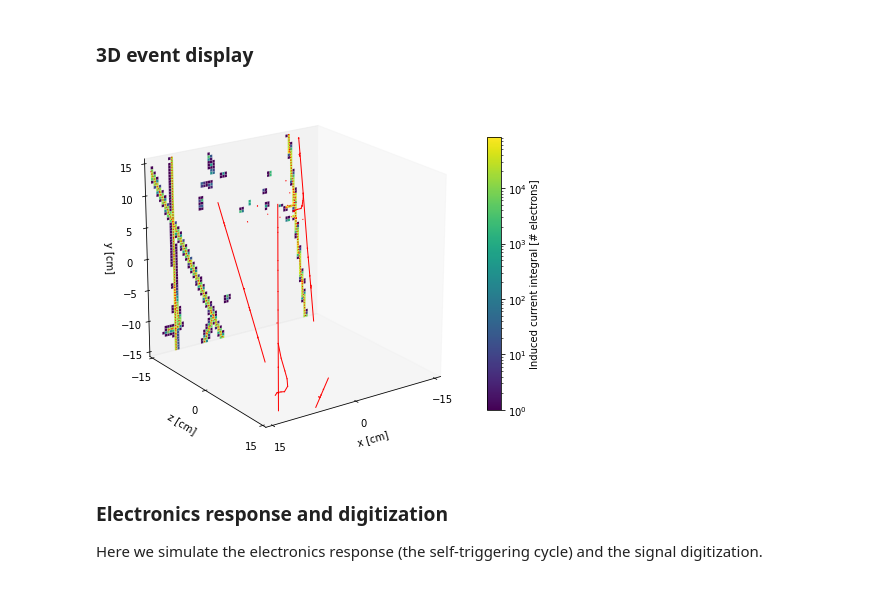
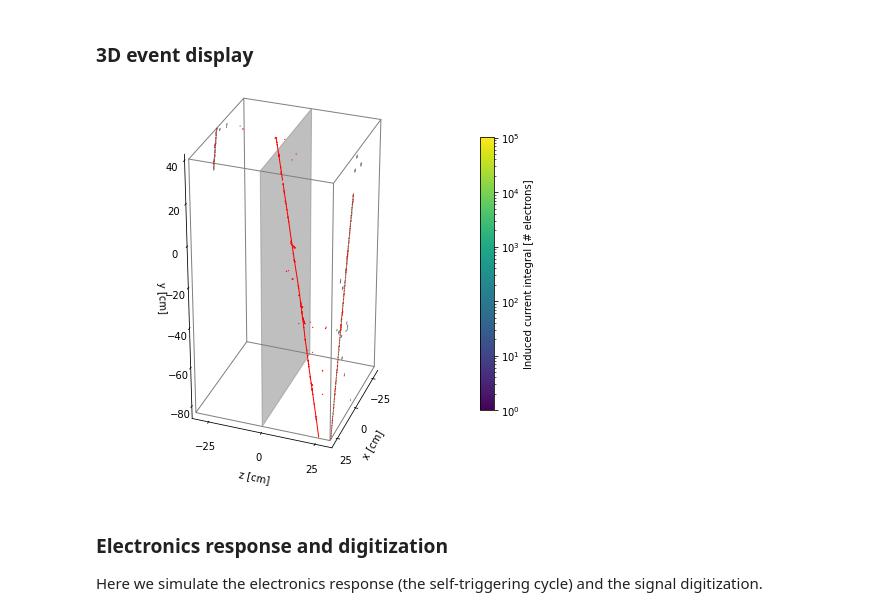
Before and after one commit to DUNE/larnd-sim, a Jupyter notebook: examples/Pixel induced current.ipynb, the cells around one changed output. Drawn from its saved outputs; the diff is of its cells as text; code cells hidden in the pictures.

Commit message:
Implemented support for multi-tile geometry

```diff
--- a/examples/Pixel induced current.ipynb
+++ b/examples/Pixel induced current.ipynb
@@ -10,6 +27,6 @@ sys.path.insert(0,parentdir)
 # %%
 from larndsim import consts
-import importlib
-importlib.reload(consts)
 
-consts.load_detector_properties("../larndsim/detector_properties/singlecube.yaml","../larndsim/pixel_layouts/layout-singlecube.yaml")
+consts.load_detector_properties("../larndsim/detector_properties/module0.yaml","../larndsim/pixel_layouts/multi_tile_layout-2.0.16.yaml")
+
+from larndsim import quenching, drifting, detsim, pixels_from_track, fee
@@ -59,5 +53,3 @@ tracks['z'] = y
-# %%
-selected_tracks = tracks[:100]
 # %% [markdown]
 ### Quenching and drifting
 We calculate the number of electrons after recombination (`quenching` module) and the position and number of electrons after drifting (`drifting` module).
@@ -175,12 +146,23 @@ currents = np.sum(d_pixels_signals,axis=1)*consts.t_sampling/consts.e_charge
+# %%
+blockspergrid_x = ceil(signals.shape[0] / threadsperblock[0])
+blockspergrid_y = ceil(signals.shape[1] / threadsperblock[1])
+blockspergrid_z = ceil(signals.shape[2] / threadsperblock[2])
+blockspergrid = (blockspergrid_x, blockspergrid_y, blockspergrid_z)
+pixels_signals = cp.zeros((len(unique_pix), len(consts.time_ticks)*len(unique_eventIDs)*2))
+detsim.sum_pixel_signals[blockspergrid,threadsperblock](pixels_signals,
+                                                        signals,
+                                                        track_starts,
+                                                        pixel_index_map)
+currents = np.sum(pixels_signals,axis=1)*consts.t_sampling/consts.e_charge
 # %% [markdown]
 ### 3D event display
 # %%
 cmap = cm.Spectral_r
-norm = mpl.colors.Normalize(vmin=0, vmax=256)
+norm = colors.Normalize(vmin=0, vmax=256)
 m = cm.ScalarMappable(norm=norm, cmap=cmap)
 
 cmap = cm.viridis
-norm_curr = mpl.colors.LogNorm(vmin=1, vmax=max(currents))
+norm_curr = colors.LogNorm(vmin=1, vmax=max(currents))
 m_curr = cm.ScalarMappable(norm=norm_curr, cmap=cmap)
 fig = plt.figure(figsize=(7,7))
 ax = fig.add_subplot(111, projection='3d')
@@ -203,43 +185,94 @@ for it,t in enumerate(selected_tracks):
                 lw=1,
                 alpha=1,
                 zorder=9999)
 
     ax.plot((t["x_start"], t["x_end"]),
-            (consts.module_borders[0][2][0], consts.module_borders[0][2][0]),
+            (consts.tpc_borders[t['pixel_plane']][2][0], consts.tpc_borders[t['pixel_plane']][2][0]),
             (t["y_start"], t["y_end"]),
             c='r',
             lw=1,
             ls=':',
             alpha=1,
             zorder=9999)
 
 for ip, p in enumerate(unique_pix):
-    x_rect, y_rect = detsim.get_pixel_coordinates(p)
+    x_rect, y_rect = detsim.get_pixel_coordinates(p.get())
     pixel_plane = int(p[0] // consts.n_pixels[0])
     row = int(pixel_plane // 4)
     column = int(pixel_plane % 4)
     if currents[ip] > 0:
-        rect = plt.Rectangle((x_rect-consts.pixel_size[0]/2, y_rect-consts.pixel_size[0]/2),
-                             consts.pixel_size[0], consts.pixel_size[1],
-                             linewidth=0.1, fc=m_curr.to_rgba(currents[ip]),
-                             edgecolor='white', label=('Pixel' if ip == 5 else ''))
+        rect = plt.Rectangle((x_rect, y_rect),
+                             consts.pixel_pitch, consts.pixel_pitch,
+                             linewidth=0.1, fc=m_curr.to_rgba(currents[ip].get()),
+                             edgecolor='gray')
         ax.add_patch(rect)
-        art3d.pathpatch_2d_to_3d(rect, z=consts.module_borders[pixel_plane][2][0], zdir="y")
+        art3d.pathpatch_2d_to_3d(rect, z=consts.tpc_borders[pixel_plane][2][0], zdir="y")
+
+
+
+anode1 = plt.Rectangle((consts.tpc_borders[0][0][0], consts.tpc_borders[0][1][0]),
+                        consts.tpc_borders[0][0][1]-consts.tpc_borders[0][0][0],
+                        consts.tpc_borders[0][1][1]-consts.tpc_borders[0][1][0],
+                       linewidth=1, fc='none',
+                       edgecolor='gray', label=('Pixel' if ip == 5 else ''))
+ax.add_patch(anode1)
+art3d.pathpatch_2d_to_3d(anode1, z=consts.tpc_borders[0][2][0], zdir="y")
+
+anode2 = plt.Rectangle((consts.tpc_borders[0][0][0], consts.tpc_borders[0][1][0]),
+                        consts.tpc_borders[0][0][1]-consts.tpc_borders[0][0][0],
+                        consts.tpc_borders[0][1][1]-consts.tpc_borders[0][1][0],
+                       linewidth=1, fc='none',
+                       edgecolor='gray', label=('Pixel' if ip == 5 else ''))
+ax.add_patch(anode2)
+art3d.pathpatch_2d_to_3d(anode2, z=consts.tpc_borders[1][2][0], zdir="y")
+
+cathode = plt.Rectangle((consts.tpc_borders[0][0][0], consts.tpc_borders[0][1][0]),
+                        consts.tpc_borders[0][0][1]-consts.tpc_borders[0][0][0],
+                        consts.tpc_borders[0][1][1]-consts.tpc_borders[0][1][0],
+                        linewidth=1, fc='gray', alpha=0.5,
+                        edgecolor='gray', label=('Pixel' if ip == 5 else ''))
+ax.add_patch(cathode)
+art3d.pathpatch_2d_to_3d(cathode, z=0, zdir="y")
+
+ax.plot((consts.tpc_borders[0][0][0],consts.tpc_borders[0][0][0]),(consts.tpc_borders[0][2][0],consts.tpc_borders[1][2][0]),
+        (consts.tpc_borders[0][1][0],consts.tpc_borders[0][1][0]), lw=1,color='gray')
+
+ax.plot((consts.tpc_borders[0][0][0],consts.tpc_borders[0][0][0]),(consts.tpc_borders[0][2][0],consts.tpc_borders[1][2][0]),
+        (consts.tpc_borders[0][1][1],consts.tpc_borders[0][1][1]), lw=1,color='gray')
+
+ax.plot((consts.tpc_borders[0][0][1],consts.tpc_borders[0][0][1]),(consts.tpc_borders[0][2][0],consts.tpc_borders[1][2][0]),
+        (consts.tpc_borders[0][1][0],consts.tpc_borders[0][1][0]), lw=1,color='gray')
+
+ax.plot((consts.tpc_borders[0][0][1],consts.tpc_borders[0][0][1]),(consts.tpc_borders[0][2][0],consts.tpc_borders[1][2][0]),
+        (consts.tpc_borders[0][1][1],consts.tpc_borders[0][1][1]), lw=1,color='gray')
+
+
 
 # ax.set_ylim(consts.module_borders[pixel_plane][2][0],50)
-ax.set_xlim(consts.module_borders[0][1][0],consts.module_borders[0][1][1])
-ax.set_ylim(consts.module_borders[0][2][0],consts.module_borders[0][2][1])
-ax.set_zlim(consts.module_borders[0][2][0],consts.module_borders[0][2][1])
+ax.set_xlim(consts.tpc_borders[0][0][0],consts.tpc_borders[1][0][1])
+ax.set_ylim(consts.tpc_borders[0][2][0],consts.tpc_borders[1][2][0])
+ax.set_zlim(consts.tpc_borders[0][1][0],consts.tpc_borders[1][1][1])
 
-ax.set_box_aspect((1, 1, 1))
+ax.set_box_aspect((2,2,4))
 ax.grid(False)
 ax.xaxis.set_major_locator(plt.MaxNLocator(3))
 ax.yaxis.set_major_locator(plt.MaxNLocator(3))
-ax.view_init(20, 55)
+# ax.set_axis_off()
+ax.w_xaxis.set_pane_color((1.0, 1.0, 1.0, 1.0))
+ax.w_yaxis.set_pane_color((1.0, 1.0, 1.0, 1.0))
+ax.w_zaxis.set_pane_color((1.0, 1.0, 1.0, 1.0))
+
+ax.view_init(azim=20)
+# def rotate(angle):
+#     ax.view_init(azim=angle)
+
+# from matplotlib import animation
+
+# rot_animation = animation.FuncAnimation(fig, rotate, frames=np.arange(0,362,2),interval=50)
 
 ax.set_ylabel("z [cm]")
 ax.set_xlabel("x [cm]")
 ax.set_zlabel("y [cm]")
 _ = plt.colorbar(m_curr,fraction=0.035, pad=0.05,label='Induced current integral [# electrons]')
 # %% [output]
-[figure, old version]
+[figure, new version]
```
Also changed, not shown: parts of 20 cells of this notebook, 10 other files.
